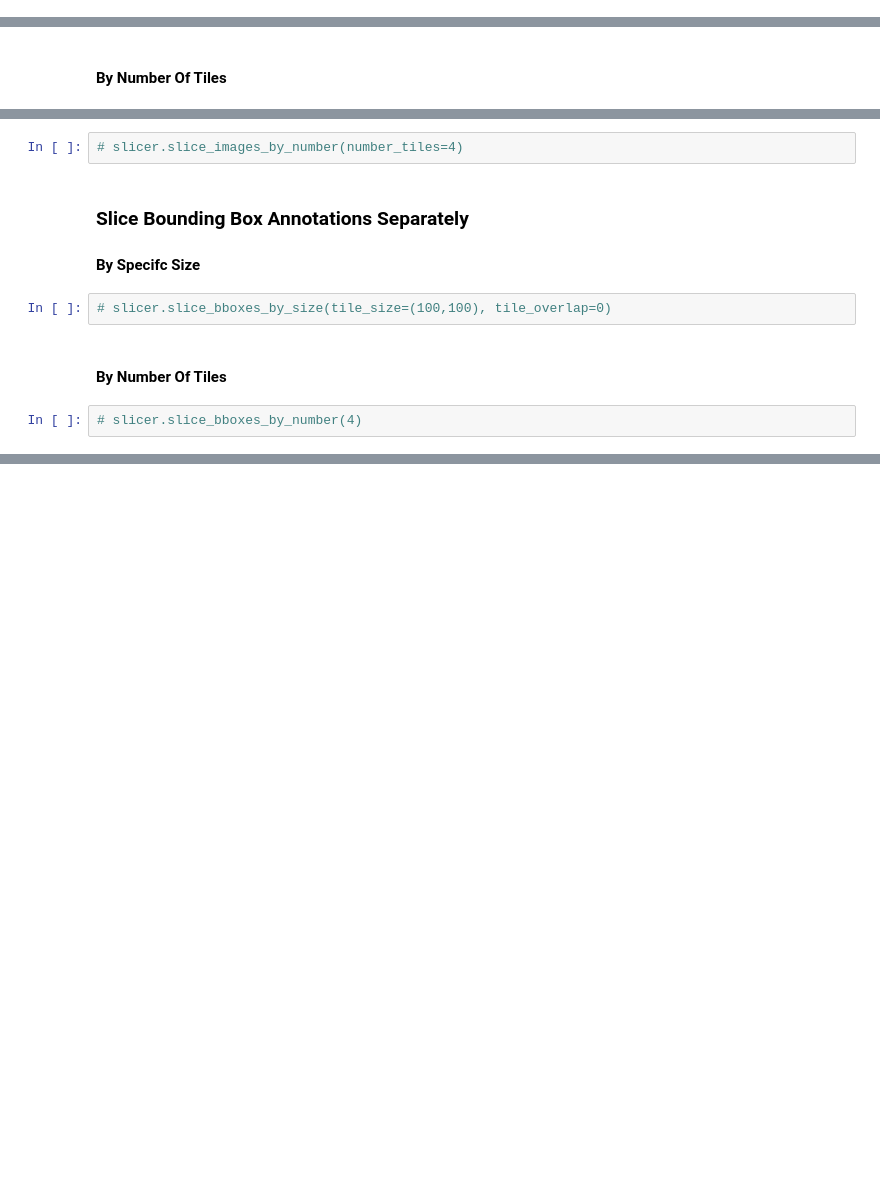
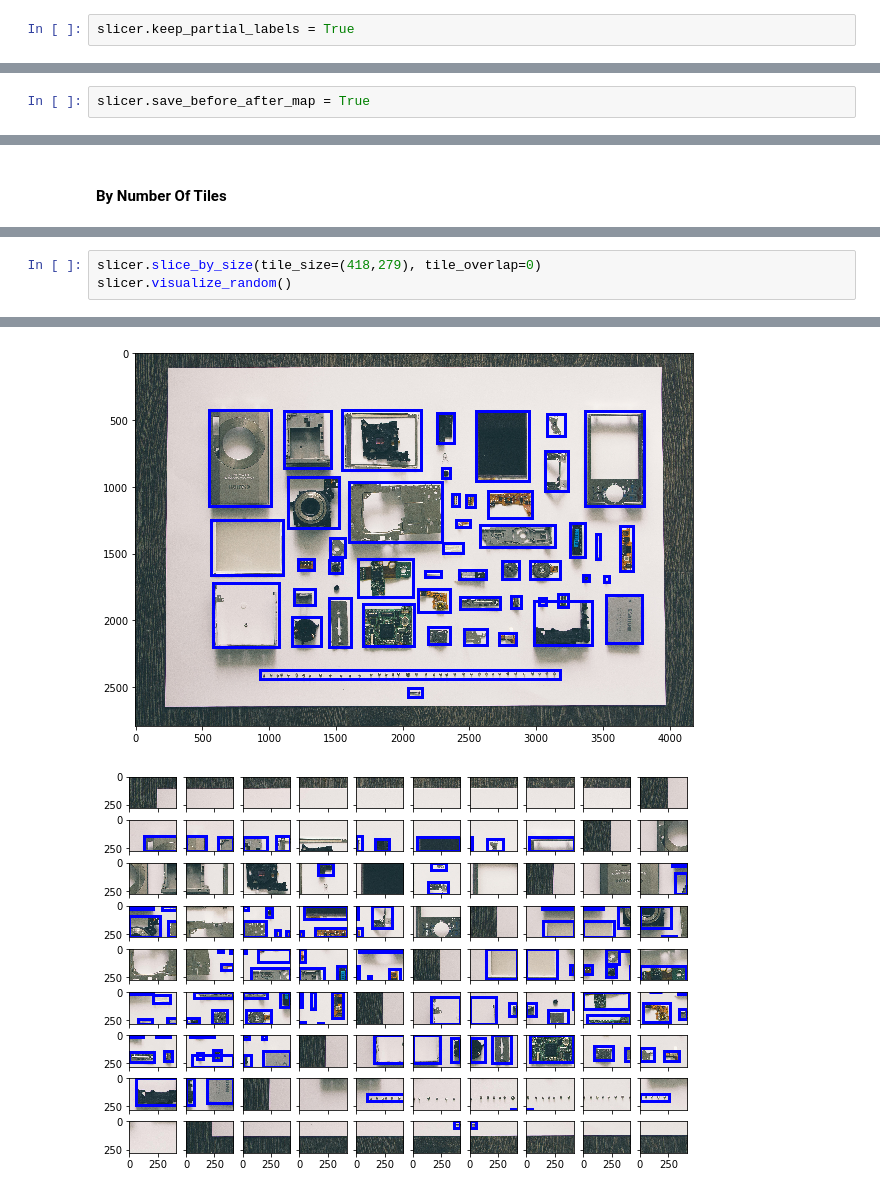
Before and after one commit to acl21/image_bbox_slicer, a Jupyter notebook: demo.ipynb, the cells around one changed output, grey strips where cells are left out. Cells and saved outputs as stored; diff of their text form; blank space fills up the shorter version.

```diff
--- a/demo.ipynb
+++ b/demo.ipynb
@@ -17,0 +33,2 @@ slicer.config_dirs(img_src=im_src, ann_src=an_src,
+# %%
+slicer.keep_partial_labels = True
@@ -18 +49,3 @@ slicer.config_dirs(img_src=im_src, ann_src=an_src,
+# %%
+slicer.save_before_after_map = True
 # %% [markdown]
@@ -60,12 +69,4 @@ Successfully saved the mapping between old and new filenames at ./dst/annotation
-# %%
-# slicer.slice_images_by_number(number_tiles=4)
-# %% [markdown]
-###  Slice Bounding Box Annotations Separately
-
-#### By Specifc Size
-# %%
-# slicer.slice_bboxes_by_size(tile_size=(100,100), tile_overlap=0)
-# %% [markdown]
-#### By Number Of Tiles
-# %%
-# slicer.slice_bboxes_by_number(4)
+# %%
+slicer.slice_by_size(tile_size=(418,279), tile_overlap=0)
+slicer.visualize_random()
+# %% [output]
@@ -71,0 +77,2 @@ Successfully saved the mapping between old and new filenames at ./dst/annotation
+[figure, added]
+[figure, added]
```
Also changed, not shown: parts of 14 cells of this notebook, 12 other files.
